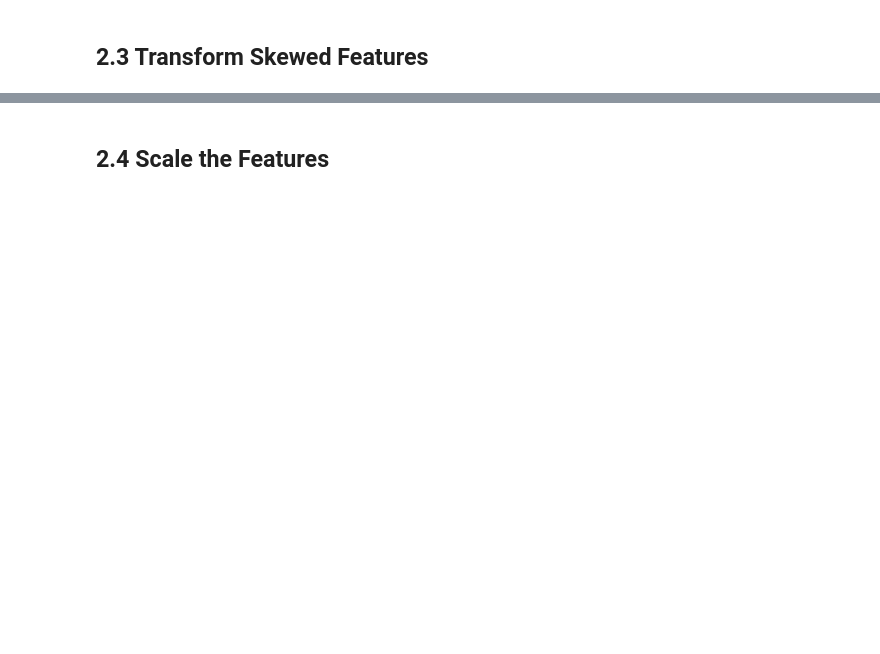
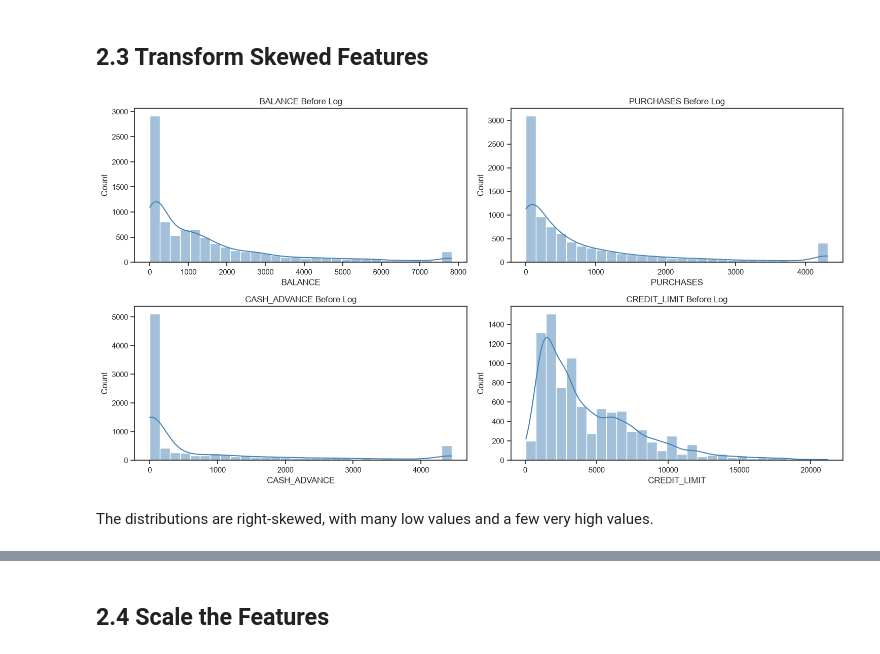
Before and after one commit to krisha12345819/creditcard-segmentation-unsupervised-learning, a Jupyter notebook: CreditCardSegmentation_UnsupervisedLearning.ipynb, the cells around one changed output, grey strips where cells are left out. Saved outputs shown, nothing was run; the diff lists cells and outputs as text; code cells hidden in the pictures; blank space fills up the shorter version.

```diff
--- a/CreditCardSegmentation_UnsupervisedLearning.ipynb
+++ b/CreditCardSegmentation_UnsupervisedLearning.ipynb
@@ -298,2 +357,22 @@ This analysis checks whether a small percentage of customers contribute to most
+# %%
+# Plot histograms of BALANCE, PURCHASES, CASH_ADVANCE, and CREDIT_LIMIT before transformation.
+plt.figure(figsize=(15,8))
+
+for i, col in enumerate(cols[:4]):
+    plt.subplot(2,2,i+1)
+
+    sns.histplot(df_outlier[col],
+                 bins=30,
+                 kde=True,
+                 color="steelblue")
+
+    plt.title(f"{col} Before Log")
+
+plt.tight_layout()
+plt.show()
+# %% [output]
+[figure, added]
+# %% [markdown]
+The distributions are right-skewed, with many low values and a few very high values.
 # %%
 # Apply log1p transformation to all monetary columns (they are typically right-skewed).
```
Also changed, not shown: parts of 116 cells of this notebook, 3 other files.
